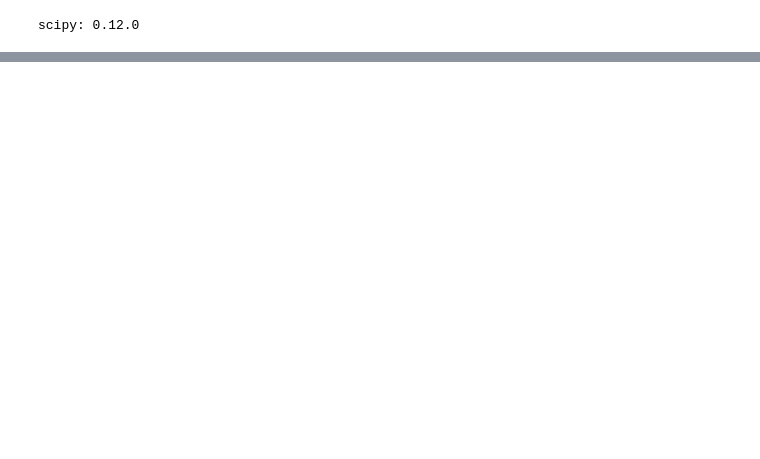
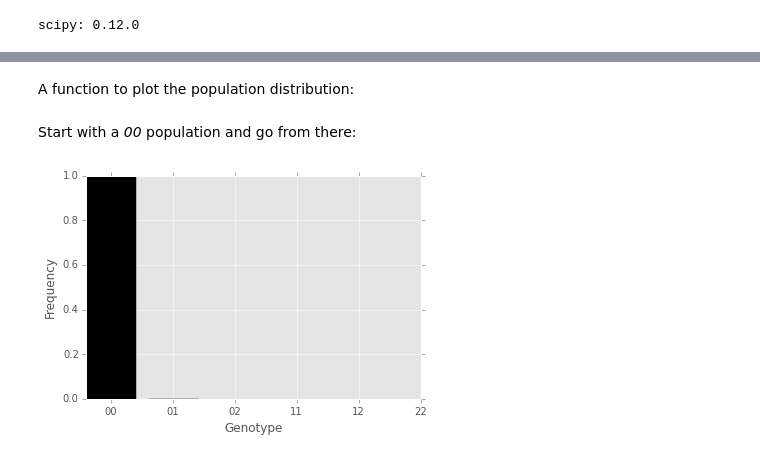
Before and after one commit to yoavram/ipython-notebooks, a Jupyter notebook: selective sweeps.ipynb, the cells around one changed output, grey strips where cells are left out. Cells and saved outputs as stored; diff of their text form; code cells hidden in the pictures; blank space fills up the shorter version.

```diff
--- a/selective sweeps.ipynb
+++ b/selective sweeps.ipynb
@@ -160,0 +56,18 @@ ax.set_xticklabels('A G C T'.split());
+# %%
+M1 = zeros((6,6))
+M1[0,1] = 2*u        # 00->01
+M1[0,3] = u**2       # 00->11
+M1[1,3] = u          # 01->11
+M1 += diag(1-M1.sum(axis=0))
+assert np.allclose(M1.sum(axis=0), 1)
+print M1
+
+M2 = zeros((6,6))
+M2 = zeros((6,6))
+M2[0,2] = 2*u        # 00->02
+M2[0,5] = u**2       # 00->22
+M2[1,4] = u          # 01->21
+M2[2,5] = u          # 02->22
+M2 += diag(1-M2.sum(axis=0))
+assert np.allclose(M2.sum(axis=0), 1)
+print M2
@@ -160,0 +87,24 @@ ax.set_xticklabels('A G C T'.split());
+# %% [markdown]
+A function to plot the population distribution:
+# %%
+def population_histogram(population):
+    fig,ax = subplots(1,1)
+    ax.bar(range(len(population)),  population/float(N), color='k', align='center')
+    ax.set_ylabel("Frequency")
+    ax.set_xlabel("Genotype")
+    ax.set_xticks(range(6))
+    ax.set_xticklabels(["00", "01", "02", "11", "12", "22"])
+    return fig,ax
+# %% [markdown]
+Start with a _00_ population and go from there:
+# %%
+population = array([N, 0, 0, 0, 0, 0])
+# %%
+for t in range(T):
+    population = population.dot(M1)
+    population = population.dot(S1)
+    population = multinomial(N, population/float(population.sum()))
+# %%
+population_histogram(population);
+# %% [output]
+[figure, added]
```
Also changed, not shown: parts of 27 cells of this notebook.
